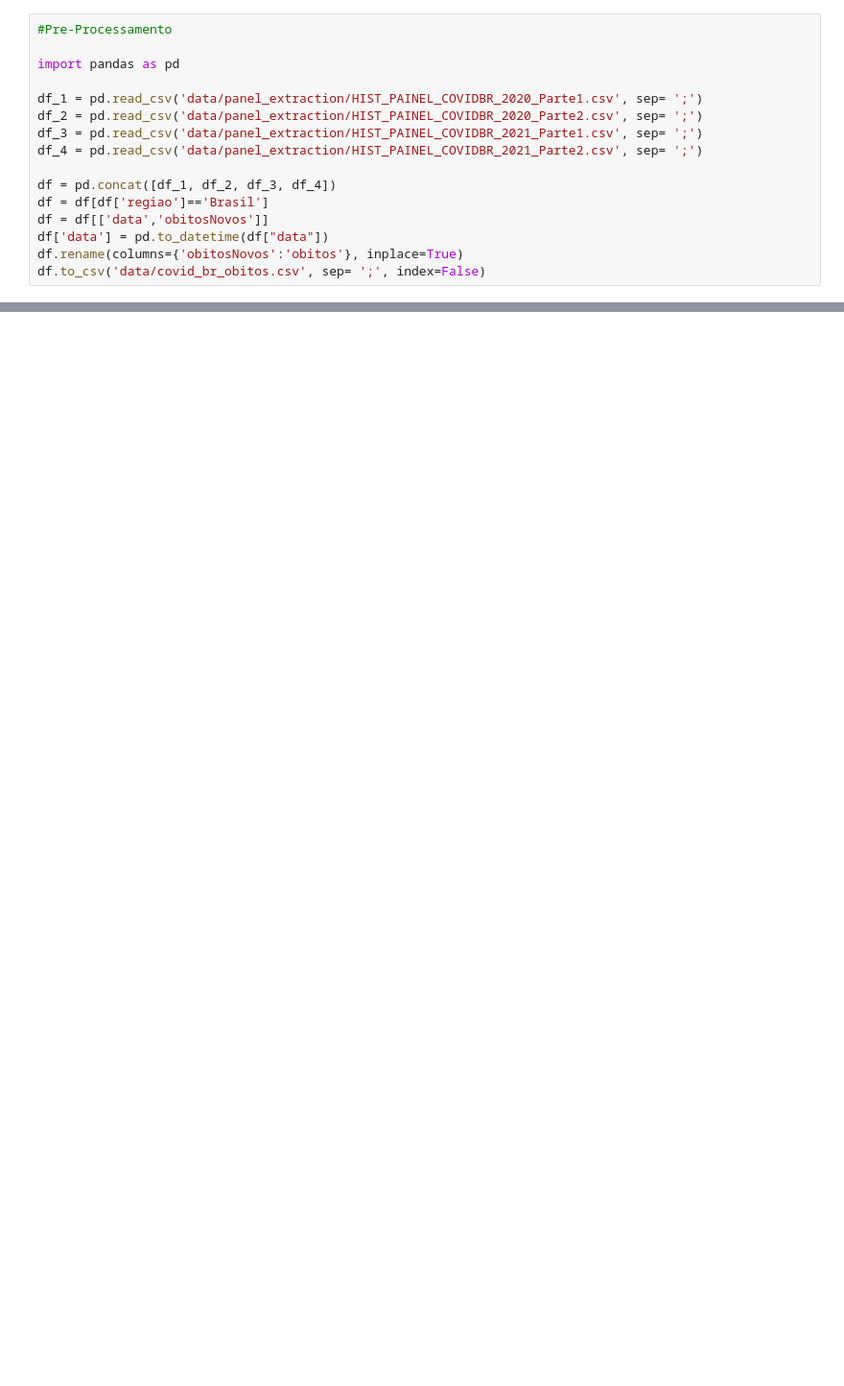
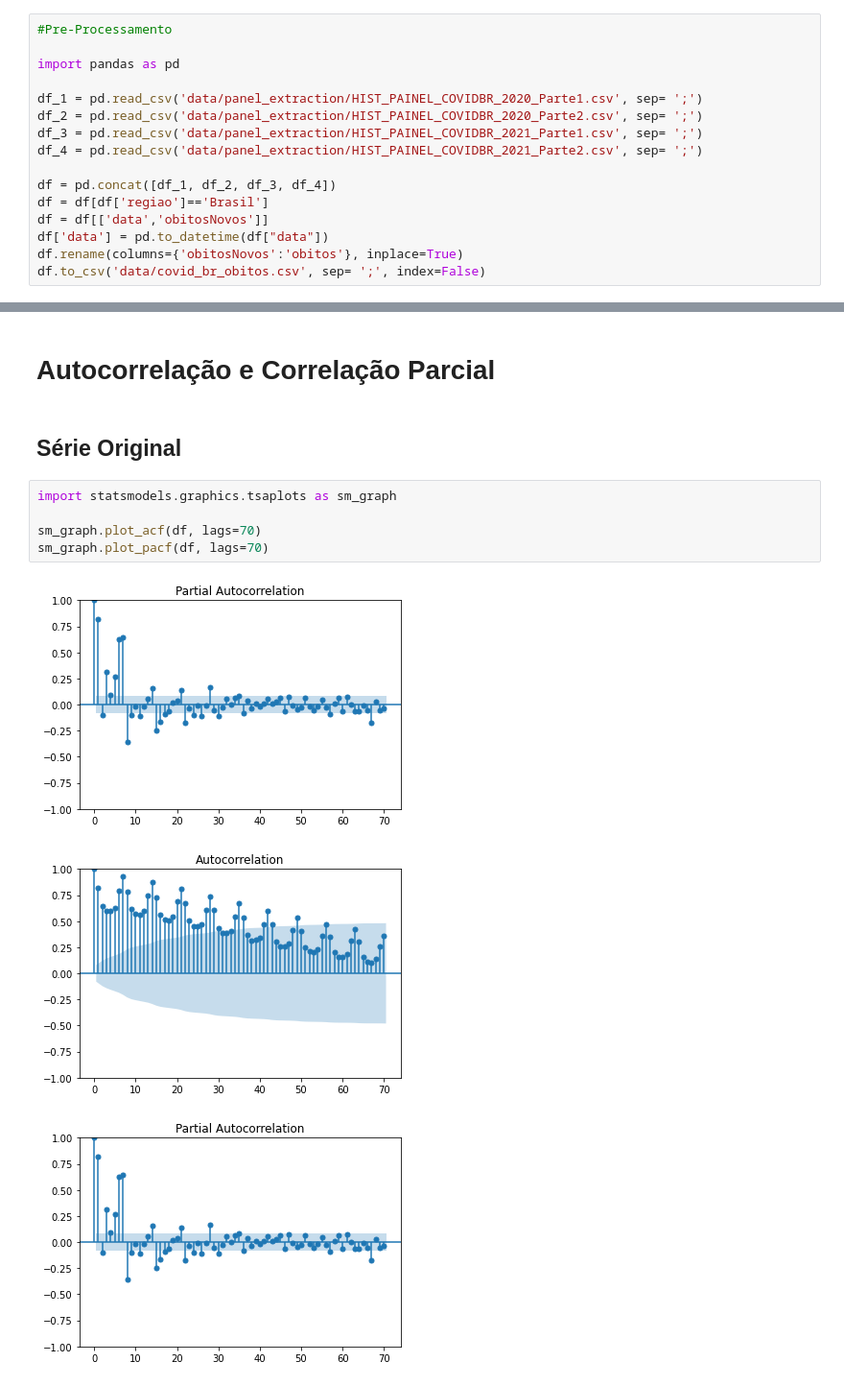
Before and after one commit to AltheusV/CovidTimeSeries, a Jupyter notebook: CovidTimeSeries.ipynb, the cells around one changed output, grey strips where cells are left out. Shown at 96% size. Drawn from its saved outputs; the diff is of its cells as text; blank space fills up the shorter version.

```diff
--- a/CovidTimeSeries.ipynb
+++ b/CovidTimeSeries.ipynb
@@ -40,0 +207,13 @@ x.plot()
+# %% [markdown]
+# **Autocorrelação e Correlação Parcial**
+# %% [markdown]
+## **Série Original**
+# %%
+import statsmodels.graphics.tsaplots as sm_graph
+
+sm_graph.plot_acf(df, lags=70)
+sm_graph.plot_pacf(df, lags=70)
+# %% [output]
+[figure, added]
+[figure, added]
+[figure, added]
```
Also changed, not shown: parts of 44 cells of this notebook.
